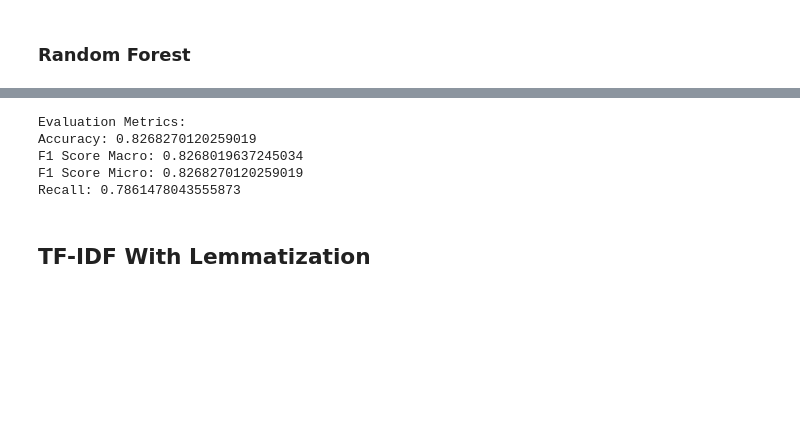
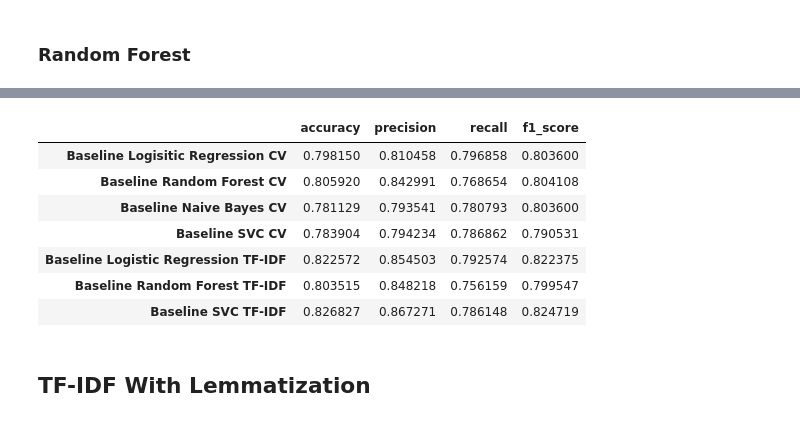
Before and after one commit to ismael-araujo/Hotel-Reviews-Analysis-Using-NLP, a Jupyter notebook: models/baseline-models.ipynb, the cells around one changed output, grey strips where cells are left out. Saved outputs shown, nothing was run; the diff lists cells and outputs as text; code cells hidden in the pictures; blank space fills up the shorter version.

```diff
--- a/models/baseline-models.ipynb
+++ b/models/baseline-models.ipynb
@@ -198,3 +238,14 @@ y_lg_base_tfidf = lg_base_tfidf.predict(X_test_tfidf)
+# %%
+# Creating dictionary with all metrics
+lg_tfidf_accuracy = accuracy_score(y_test, y_lg_base_tfidf)
+lg_tfidf_precision = precision_score(y_test, y_lg_base_tfidf)
+lg_tfidf_recall = recall_score(y_test, y_lg_base_tfidf)
+lg_tfidf_f1 = f1_score(y_test, y_lg_base_tfidf)
+
+metric_dict['Baseline Logistic Regression TF-IDF'] = {'accuracy': lg_tfidf_accuracy,
+                                                'precision': lg_tfidf_precision,
+                                                'recall': lg_tfidf_recall,
+                                                'f1_score': lg_tfidf_f1 }
 # %%
 # Logistic Regression TF-IDF baseline evaluation
 evaluation(y_test, y_lg_base_tfidf)
@@ -207,9 +258,20 @@ Recall: 0.7925740806854695
 # %% [markdown]
 ### Random Forest
 # %%
-rf_base_tfidf = RandomForestClassifier()
-rf_base_tfidf.fit(X_train_tfidf, y_train)
-y_rf_base_tfidf = rf_base_tfidf.predict(X_test_tfidf)
+rf_baseline = RandomForestClassifier()
+rf_baseline.fit(X_train_tfidf, y_train)
+y_rf_base_tfidf = rf_baseline.predict(X_test_tfidf)
+# %%
+# Creating dictionary with all metrics
+rf_tfidf_accuracy = accuracy_score(y_test, y_rf_base_tfidf)
+rf_tfidf_precision = precision_score(y_test, y_rf_base_tfidf)
+rf_tfidf_recall = recall_score(y_test, y_rf_base_tfidf)
+rf_tfidf_f1 = f1_score(y_test, y_rf_base_tfidf)
+
+metric_dict['Baseline Random Forest TF-IDF'] = {'accuracy': rf_tfidf_accuracy,
+                                                'precision': rf_tfidf_precision,
+                                                'recall': rf_tfidf_recall,
+                                                'f1_score': rf_tfidf_f1 }
 # %%
 # Logistic Regression TF-IDF baseline evaluation
 evaluation(y_test, y_rf_base_tfidf)
@@ -226,5 +288,16 @@ svc = SVC(kernel='linear')
 svc.fit(X_train_tfidf, y_train)
 y_pred_svc_tfidf = svc.predict(X_test_tfidf)
+# %%
+# Creating dictionary with all metrics
+svc_tfidf_accuracy = accuracy_score(y_test, y_pred_svc_tfidf)
+svc_tfidf_precision = precision_score(y_test, y_pred_svc_tfidf)
+svc_tfidf_recall = recall_score(y_test, y_pred_svc_tfidf)
+svc_tfidf_f1 = f1_score(y_test, y_pred_svc_tfidf)
+
+metric_dict['Baseline SVC TF-IDF'] = {'accuracy': svc_tfidf_accuracy,
+                                                'precision': svc_tfidf_precision,
+                                                'recall': svc_tfidf_recall,
+                                                'f1_score': svc_tfidf_f1 }
 # %%
 evaluation(y_test, y_pred_svc_tfidf)
 # %% [output]
@@ -240,11 +309,14 @@ y_pred_svc_tfidf = svc.predict(X_test_tfidf)
-# %%
-evaluation(y_test, y_pred_svc_tfidf)
-# %% [output]
-Evaluation Metrics:
-Accuracy: 0.8268270120259019
-F1 Score Macro: 0.8268019637245034
-F1 Score Micro: 0.8268270120259019
-Recall: 0.7861478043555873
+# %%
+pd.DataFrame.from_dict(metric_dict, orient='index')
+# %% [output]
+|  | accuracy | precision | recall | f1_score |
+| Baseline Logisitic Regression CV | 0.798150 | 0.810458 | 0.796858 | 0.803600 |
+| Baseline Random Forest CV | 0.805920 | 0.842991 | 0.768654 | 0.804108 |
+| Baseline Naive Bayes CV | 0.781129 | 0.793541 | 0.780793 | 0.803600 |
+| Baseline SVC CV | 0.783904 | 0.794234 | 0.786862 | 0.790531 |
+| Baseline Logistic Regression TF-IDF | 0.822572 | 0.854503 | 0.792574 | 0.822375 |
+| Baseline Random Forest TF-IDF | 0.803515 | 0.848218 | 0.756159 | 0.799547 |
+| Baseline SVC TF-IDF | 0.826827 | 0.867271 | 0.786148 | 0.824719 |
 # %% [markdown]
 ## TF-IDF With Lemmatization
 # %% [markdown]
```
Also changed, not shown: parts of 29 cells of this notebook, 1 other file.
